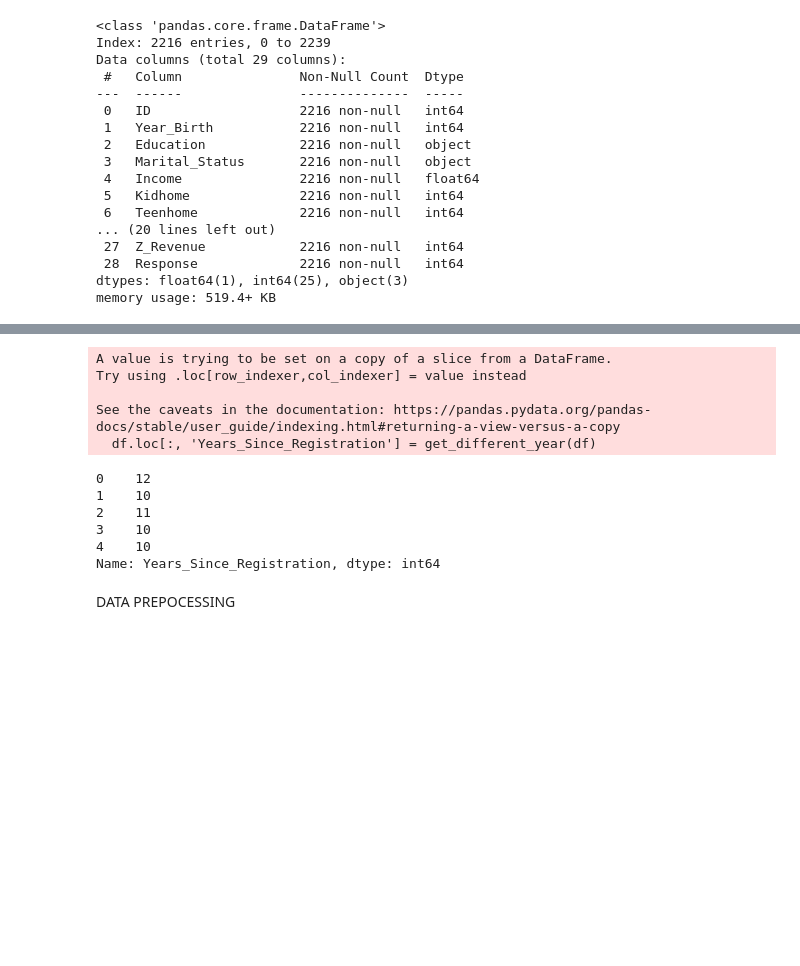
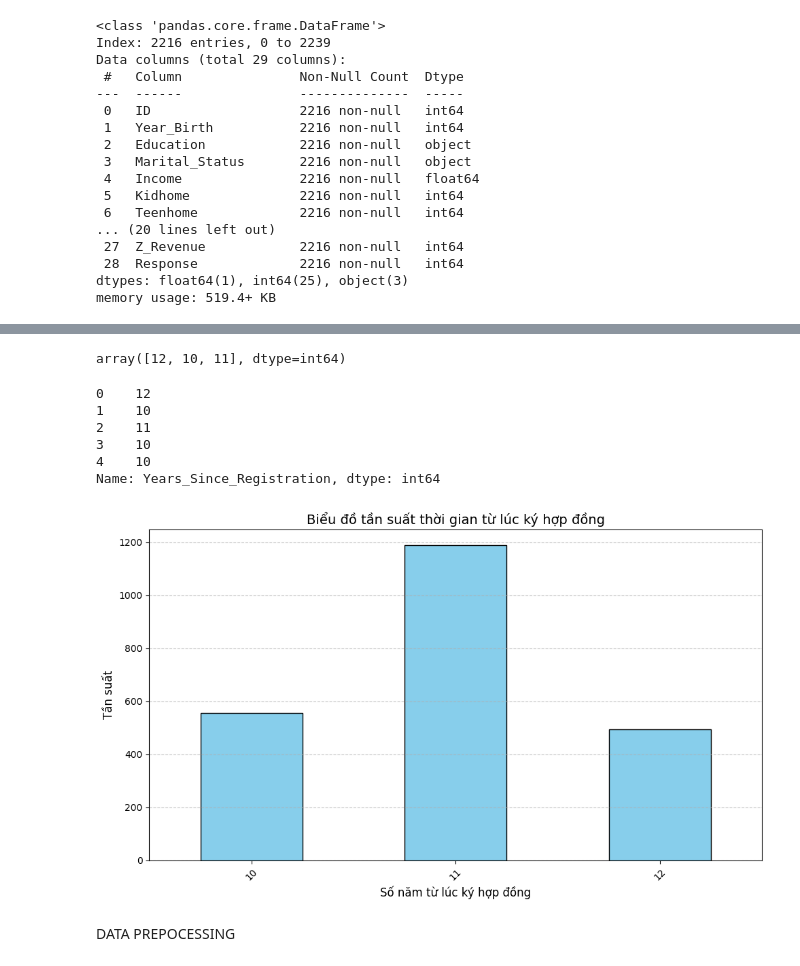
Before and after one commit to NgDucHieus/Customer_segmentation, a Jupyter notebook: Customer_segmentation_group1.ipynb, the cells around one changed output, grey strips where cells are left out. Saved outputs shown, nothing was run; the diff lists cells and outputs as text; code cells hidden in the pictures; blank space fills up the shorter version.

```diff
--- a/Customer_segmentation_group1.ipynb
+++ b/Customer_segmentation_group1.ipynb
@@ -72,24 +113,27 @@ import pandas as pd
 import datetime
 
 def get_different_year(df):
-    # Try to convert the 'Dt_Customer' column to datetime, handling errors
+    # Convert 'Dt_Customer' to datetime, handling errors
     registration_year = pd.to_datetime(df['Dt_Customer'], format='%d-%m-%Y', errors='coerce').apply(lambda x: x.year)
 
-    # Get current year
+    # Get the current year
     current_year = datetime.datetime.now().year
 
-    # Calculate and return the difference, handling potential NaT (Not a Time) values
-    return current_year - registration_year.fillna(current_year)  # Fill NaT with current year to avoid errors
+    # Calculate and return the difference, handling potential NaT values
+    return current_year - registration_year.fillna(current_year)
 
-# Safely modify the DataFrame using .loc
+# If 'df' is a slice, make a copy to ensure no warning
+df = df.copy()
+
+# Calculate years since registration
 df.loc[:, 'Years_Since_Registration'] = get_different_year(df)
+
+# Ensure the column is numeric
 df.loc[:, "Years_Since_Registration"] = pd.to_numeric(df["Years_Since_Registration"], errors="coerce")
-# %% [output]
-A value is trying to be set on a copy of a slice from a DataFrame.
-Try using .loc[row_indexer,col_indexer] = value instead
-
-See the caveats in the documentation: https://pandas.pydata.org/pandas-docs/stable/user_guide/indexing.html#returning-a-view-versus-a-copy
-  df.loc[:, 'Years_Since_Registration'] = get_different_year(df)
+# %%
+df["Years_Since_Registration"].unique()
+# %% [output]
+array([12, 10, 11], dtype=int64)
 # %%
 df["Years_Since_Registration"].head()
 # %% [output]
@@ -99,6 +143,32 @@ df["Years_Since_Registration"].head()
 3    10
 4    10
 Name: Years_Since_Registration, dtype: int64
+# %%
+import matplotlib.pyplot as plt
+
+# Extract the categorical column
+categorical_data = df["Years_Since_Registration"]
+
+# Drop NaN values to avoid plotting issues
+categorical_data = categorical_data.dropna()
+
+# Calculate the frequency of each category
+category_counts = categorical_data.value_counts().sort_index()  # Sort by index (years)
+
+# Plot the histogram (bar chart for categorical data)
+plt.figure(figsize=(10, 6))
+category_counts.plot(kind='bar', color='skyblue', edgecolor='black')
+plt.title('Biểu đồ tần suất thời gian từ lúc ký hợp đồng', fontsize=14)
+plt.xlabel('Số năm từ lúc ký hợp đồng', fontsize=12)
+plt.ylabel('Tần suất', fontsize=12)
+plt.xticks(rotation=45, fontsize=10)
+plt.yticks(fontsize=10)
+plt.grid(axis='y', linestyle='--', alpha=0.7)
+plt.tight_layout()  # Adjust layout for better spacing
+plt.savefig("Ed.jpg", dpi=300)  # Higher resolution for the image
+plt.show()
+# %% [output]
+[figure, added]
 # %% [markdown]
 DATA PREPOCESSING
 # %%
```
Also changed, not shown: parts of 5 cells of this notebook, 3 other files.
